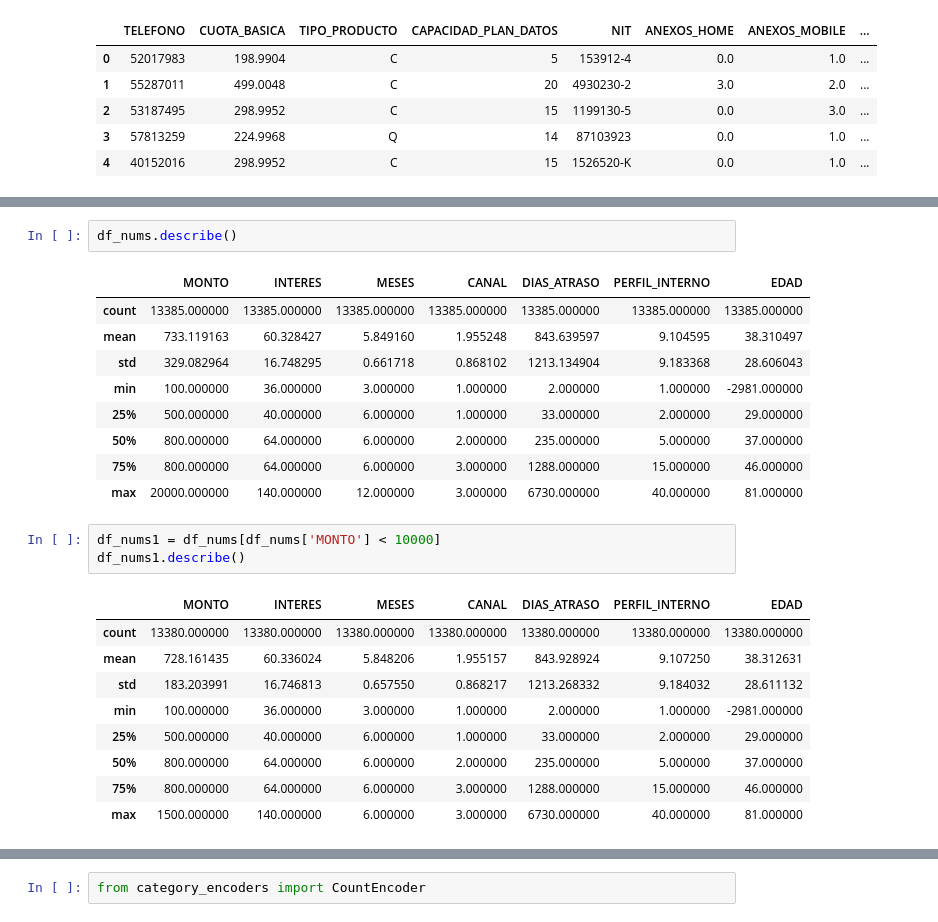
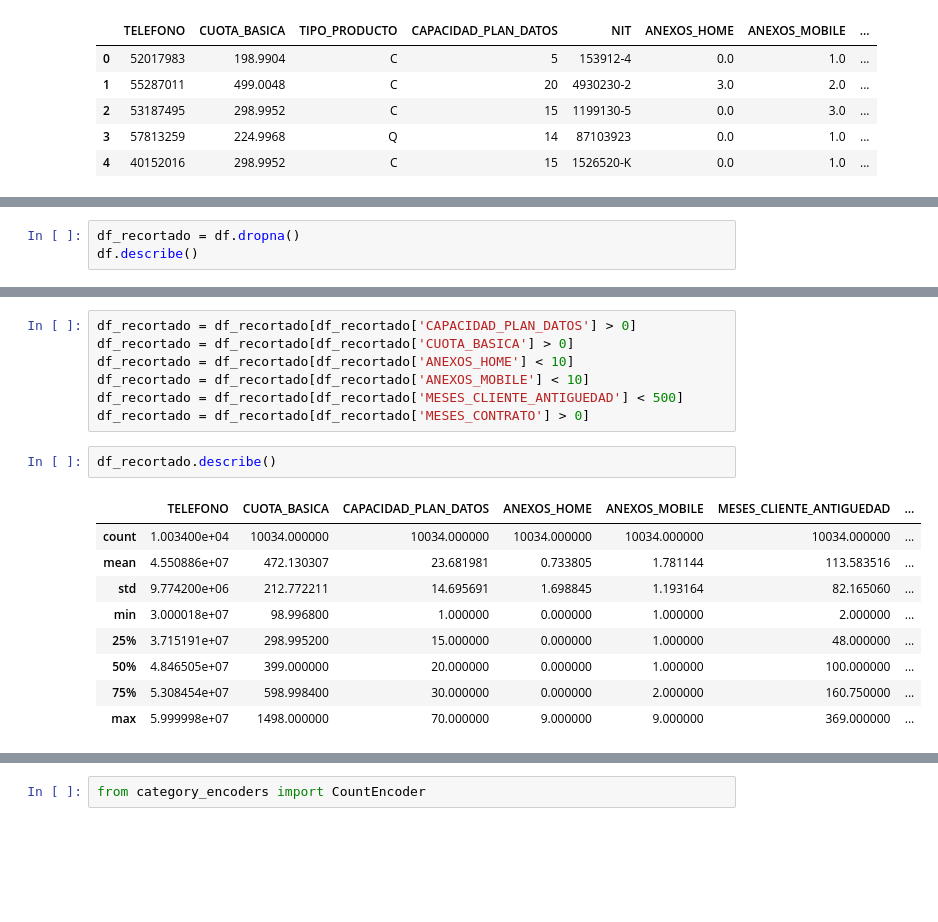
Before and after one commit to chiruconew/EXTRA, a Jupyter notebook: ProyFinal_NDS.ipynb, the cells around one changed output, grey strips where cells are left out. Drawn from its saved outputs; the diff is of its cells as text; blank space fills up the shorter version.

```diff
--- a/ProyFinal_NDS.ipynb
+++ b/ProyFinal_NDS.ipynb
@@ -32,0 +42,3 @@ df_nums.head()
+# %%
+df_recortado = df.dropna()
+df.describe()
@@ -45,26 +76,20 @@ array([<matplotlib.axes._subplots.AxesSubplot object at 0x...>,
+# %%
+df_recortado = df_recortado[df_recortado['CAPACIDAD_PLAN_DATOS'] > 0]
+df_recortado = df_recortado[df_recortado['CUOTA_BASICA'] > 0]
+df_recortado = df_recortado[df_recortado['ANEXOS_HOME'] < 10]
+df_recortado = df_recortado[df_recortado['ANEXOS_MOBILE'] < 10]
+df_recortado = df_recortado[df_recortado['MESES_CLIENTE_ANTIGUEDAD'] < 500]
+df_recortado = df_recortado[df_recortado['MESES_CONTRATO'] > 0]
 # %%
-df_nums.describe()
+df_recortado.describe()
 # %% [output]
-|  | MONTO | INTERES | MESES | CANAL | DIAS_ATRASO | PERFIL_INTERNO | EDAD |
-| count | 13385.000000 | 13385.000000 | 13385.000000 | 13385.000000 | 13385.000000 | 13385.000000 | 13385.000000 |
-| mean | 733.119163 | 60.328427 | 5.849160 | 1.955248 | 843.639597 | 9.104595 | 38.310497 |
-| std | 329.082964 | 16.748295 | 0.661718 | 0.868102 | 1213.134904 | 9.183368 | 28.606043 |
-| min | 100.000000 | 36.000000 | 3.000000 | 1.000000 | 2.000000 | 1.000000 | -2981.000000 |
-| 25% | 500.000000 | 40.000000 | 6.000000 | 1.000000 | 33.000000 | 2.000000 | 29.000000 |
-| 50% | 800.000000 | 64.000000 | 6.000000 | 2.000000 | 235.000000 | 5.000000 | 37.000000 |
-| 75% | 800.000000 | 64.000000 | 6.000000 | 3.000000 | 1288.000000 | 15.000000 | 46.000000 |
-| max | 20000.000000 | 140.000000 | 12.000000 | 3.000000 | 6730.000000 | 40.000000 | 81.000000 |
+|  | TELEFONO | CUOTA_BASICA | CAPACIDAD_PLAN_DATOS | ANEXOS_HOME | ANEXOS_MOBILE | MESES_CLIENTE_ANTIGUEDAD | ... |
+| count | 1.003400e+04 | 10034.000000 | 10034.000000 | 10034.000000 | 10034.000000 | 10034.000000 | ... |
+| mean | 4.550886e+07 | 472.130307 | 23.681981 | 0.733805 | 1.781144 | 113.583516 | ... |
+| std | 9.774200e+06 | 212.772211 | 14.695691 | 1.698845 | 1.193164 | 82.165060 | ... |
+| min | 3.000018e+07 | 98.996800 | 1.000000 | 0.000000 | 1.000000 | 2.000000 | ... |
+| 25% | 3.715191e+07 | 298.995200 | 15.000000 | 0.000000 | 1.000000 | 48.000000 | ... |
+| 50% | 4.846505e+07 | 399.000000 | 20.000000 | 0.000000 | 1.000000 | 100.000000 | ... |
+| 75% | 5.308454e+07 | 598.998400 | 30.000000 | 0.000000 | 2.000000 | 160.750000 | ... |
+| max | 5.999998e+07 | 1498.000000 | 70.000000 | 9.000000 | 9.000000 | 369.000000 | ... |
-# %%
-df_nums1 = df_nums[df_nums['MONTO'] < 10000]
-df_nums1.describe()
-# %% [output]
-|  | MONTO | INTERES | MESES | CANAL | DIAS_ATRASO | PERFIL_INTERNO | EDAD |
-| count | 13380.000000 | 13380.000000 | 13380.000000 | 13380.000000 | 13380.000000 | 13380.000000 | 13380.000000 |
-| mean | 728.161435 | 60.336024 | 5.848206 | 1.955157 | 843.928924 | 9.107250 | 38.312631 |
-| std | 183.203991 | 16.746813 | 0.657550 | 0.868217 | 1213.268332 | 9.184032 | 28.611132 |
-| min | 100.000000 | 36.000000 | 3.000000 | 1.000000 | 2.000000 | 1.000000 | -2981.000000 |
-| 25% | 500.000000 | 40.000000 | 6.000000 | 1.000000 | 33.000000 | 2.000000 | 29.000000 |
-| 50% | 800.000000 | 64.000000 | 6.000000 | 2.000000 | 235.000000 | 5.000000 | 37.000000 |
-| 75% | 800.000000 | 64.000000 | 6.000000 | 3.000000 | 1288.000000 | 15.000000 | 46.000000 |
-| max | 1500.000000 | 140.000000 | 6.000000 | 3.000000 | 6730.000000 | 40.000000 | 81.000000 |
 # %%
```
Also changed, not shown: parts of 22 cells of this notebook.
